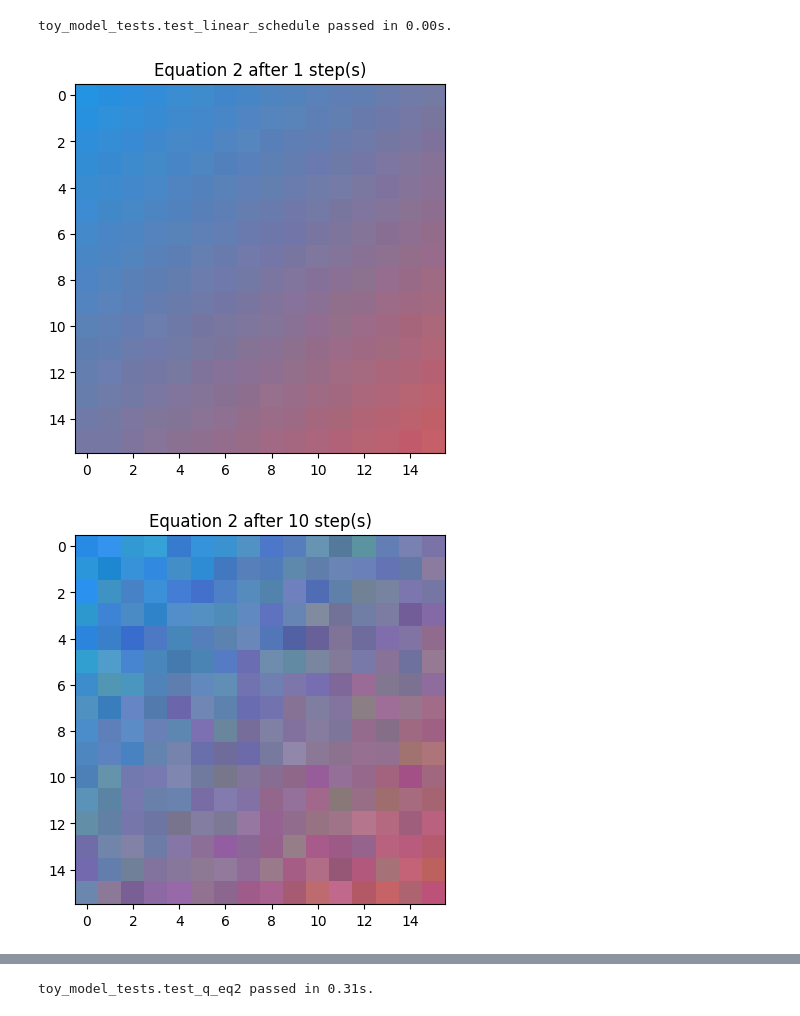
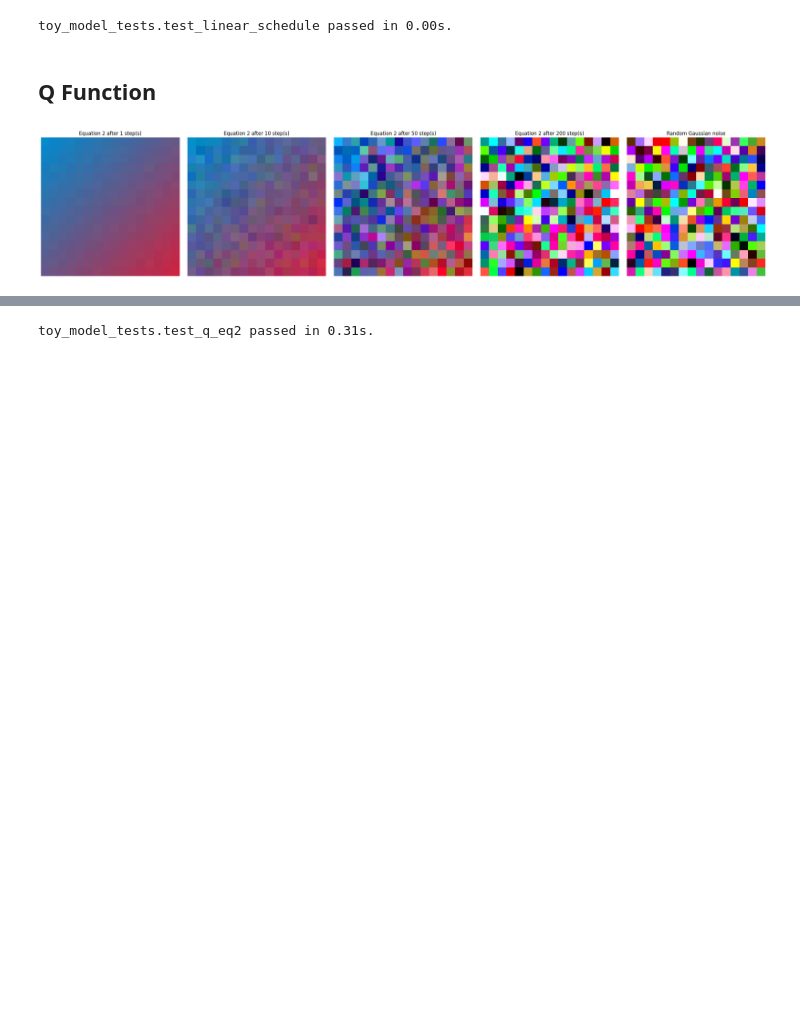
Before and after one commit to michaelyliu6/diffusion, a Jupyter notebook: toy_model.ipynb, the cells around one changed output, grey strips where cells are left out. Saved outputs shown, nothing was run; the diff lists cells and outputs as text; code cells hidden in the pictures; blank space fills up the shorter version.

```diff
--- a/toy_model.ipynb
+++ b/toy_model.ipynb
@@ -95,10 +94,14 @@ def gradient_images(n_images: int, img_size: tuple[int, int, int]) -> t.Tensor:
 
 
 def plot_images(imgs: t.Tensor, titles: Optional[list[str]] = None) -> None:
-    if IS_CI:
-        return
+    # if IS_CI:
+    #     return
     n_images = imgs.shape[0]
-    fig, axes = plt.subplots(1, n_images, figsize=(3*n_images, 3))
+    fig, axes = plt.subplots(1, n_images, figsize=(5*n_images, 5))
+
+    # Convert axes to array if there's only one image
+    if n_images == 1:
+        axes = [axes]
 
     for i in range(n_images):
         img = rearrange(imgs[i], "c h w -> h w c")
@@ -188,6 +163,8 @@ toy_model_tests.test_linear_schedule(linear_schedule)
 # %% [output]
 [figure]
 toy_model_tests.test_linear_schedule passed in 0.00s.
+# %% [markdown]
+## Q Function
 # %%
 def q_eq2(x: t.Tensor, num_steps: int, betas: t.Tensor) -> t.Tensor:
     """
@@ -208,12 +185,20 @@ def q_eq2(x: t.Tensor, num_steps: int, betas: t.Tensor) -> t.Tensor:
         # x = t.sqrt(1 - beta) * x + t.randn_like(x) * t.sqrt(beta)
     return x
 # %%
-x = normalize_img(gradient_images(1, (3, 16, 16))[0])
-for n in [1, 10, 50, 200]:
-    xt = q_eq2(x, n, betas)
-    plot_img(denormalize_img(xt), f"Equation 2 after {n} step(s)")
-plot_img(denormalize_img(t.randn_like(xt)), "Random Gaussian noise")
+x = normalize_img(imgs[0])
+# x = normalize_img(gradient_images(1, (3, 16, 16))[0]) # Try with new random gradient
+
+q_x = []
+titles = []
+for num_steps in [1, 10, 50, 200]:
+    xt = q_eq2(x, num_steps, betas)
+    q_x.append(denormalize_img(xt))
+    titles.append(f"Equation 2 after {num_steps} step(s)")
+
+q_x.append(denormalize_img(t.randn_like(xt)))
+titles.append("Random Gaussian noise")
+
+plot_images(t.stack(q_x), titles)
 toy_model_tests.test_q_eq2(q_eq2, linear_schedule, x)
 # %% [output]
-[figure, old version]
+[figure, new version]
-[figure, removed]
```
Also changed, not shown: parts of 24 cells of this notebook.
